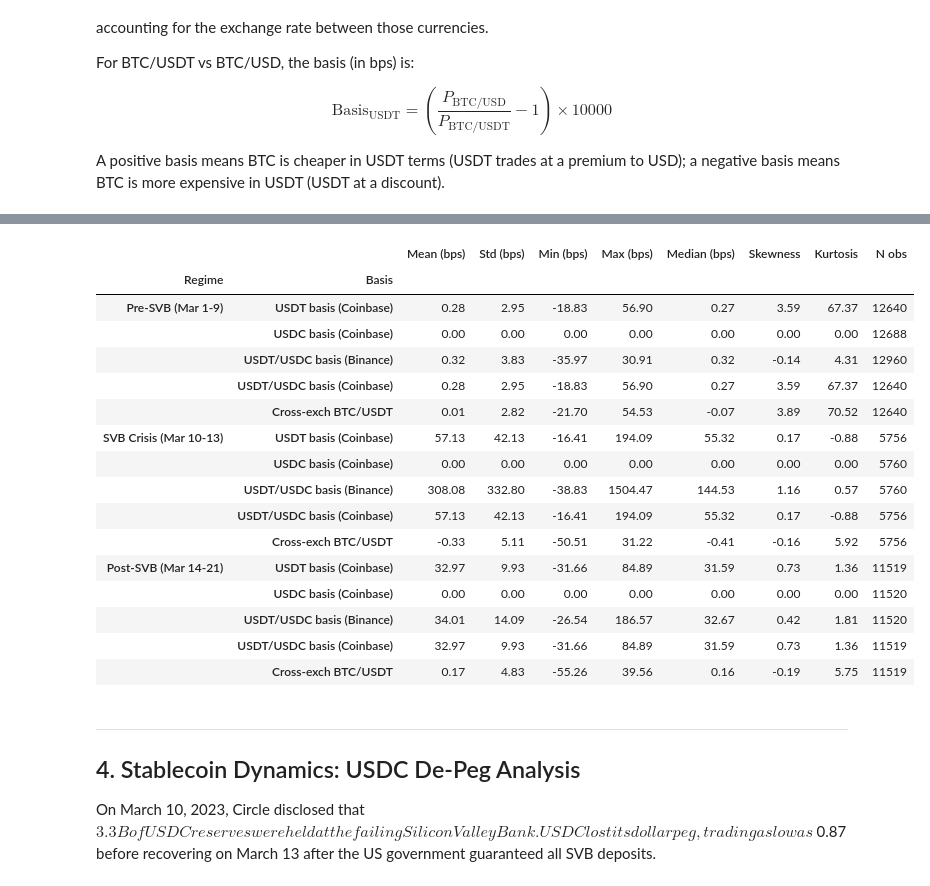
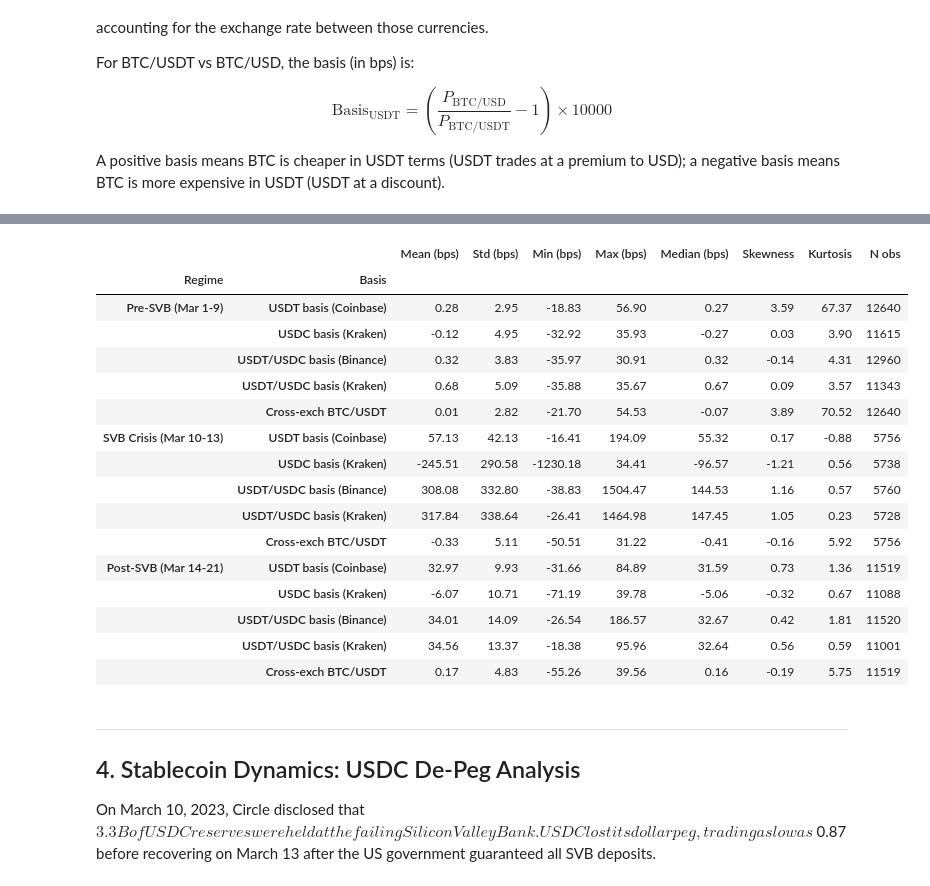
Before and after one commit to PrashanthBhaskara/IAQF2026, a Jupyter notebook: work_sparsh.ipynb, the cells around one changed output, grey strips where cells are left out. Cells and saved outputs as stored; diff of their text form; code cells hidden in the pictures.

```diff
--- a/work_sparsh.ipynb
+++ b/work_sparsh.ipynb
@@ -52,7 +52,7 @@ END_DT   = datetime(2023, 3, 21, 23, 59, 0, tzinfo=timezone.utc)
 START_MS = int(START_DT.timestamp() * 1000)
 END_MS   = int(END_DT.timestamp() * 1000)
 
-DATA_DIR = 'data'
+DATA_DIR = 'data_sparsh'
 os.makedirs(DATA_DIR, exist_ok=True)
 
 print(f"Study window: {START_DT.isoformat()} to {END_DT.isoformat()}")
@@ -786,20 +774,20 @@ basis_usdt_coinbase = (closes['implied_usdt_usd_coinbase'] - 1) * 1e4
 basis_usdt_coinbase.name = 'USDT basis (bps) [Coinbase]'
 
 # Basis: BTC/USD vs BTC/USDC on Coinbase
-basis_usdc_coinbase = (closes['implied_usdc_usd_coinbase'] - 1) * 1e4
-basis_usdc_coinbase.name = 'USDC basis (bps) [Coinbase]'
+basis_usdc_kraken = (closes['implied_usdc_usd_kraken'] - 1) * 1e4
+basis_usdc_kraken.name = 'USDC basis (bps) [Kraken]'
 
 # Basis: BTC/USDT vs BTC/USDC on Binance
 basis_usdt_usdc_binance = (closes['implied_usdt_usdc_binance'] - 1) * 1e4
 basis_usdt_usdc_binance.name = 'USDT/USDC basis (bps) [Binance]'
 
 # Basis: BTC/USDT vs BTC/USDC on Coinbase
-basis_usdt_usdc_coinbase = (closes['implied_usdt_usdc_coinbase'] - 1) * 1e4
-basis_usdt_usdc_coinbase.name = 'USDT/USDC basis (bps) [Coinbase]'
+basis_usdt_usdc_kraken = (closes['implied_usdt_usdc_kraken'] - 1) * 1e4
+basis_usdt_usdc_kraken.name = 'USDT/USDC basis (bps) [Kraken]'
 
 # Cross-exchange basis: Binance BTC/USDT vs Coinbase BTC/USDT
 basis_cross_exchange = (closes['binance_btcusdt'] / closes['coinbase_btcusdt'] - 1) * 1e4
-basis_cross_exchange.name = 'Binance vs Coinbase BTC/USDT (bps)'
+basis_cross_exchange.name = 'Binance vs Kraken BTC/USDT (bps)'
 
 fig, axes = plt.subplots(4, 1, figsize=(16, 20), sharex=True)
 
@@ -815,17 +803,17 @@ axes[0].plot(basis_usdt_coinbase.index, basis_usdt_coinbase, linewidth=0.4, alph
 axes[0].set_title('BTC/USD vs BTC/USDT Basis â€” Coinbase (same exchange)')
 axes[0].set_ylabel('Basis (bps)')
 
-axes[1].plot(basis_usdc_coinbase.index, basis_usdc_coinbase, linewidth=0.4, alpha=0.8, color='green')
+axes[1].plot(basis_usdc_kraken.index, basis_usdc_kraken, linewidth=0.4, alpha=0.8, color='green')
 axes[1].set_title('BTC/USD vs BTC/USDC Basis â€” Coinbase (same exchange)')
 axes[1].set_ylabel('Basis (bps)')
 
 axes[2].plot(basis_usdt_usdc_binance.index, basis_usdt_usdc_binance, linewidth=0.4, alpha=0.8, color='purple', label='Binance')
-axes[2].plot(basis_usdt_usdc_coinbase.index, basis_usdt_usdc_coinbase, linewidth=0.4, alpha=0.8, color='teal', label='Coinbase')
-axes[2].set_title('BTC/USDC vs BTC/USDT Basis â€” Binance vs Coinbase')
+axes[2].plot(basis_usdt_usdc_kraken.index, basis_usdt_usdc_kraken, linewidth=0.4, alpha=0.8, color='teal', label='Kraken')
+axes[2].set_title('BTC/USDC vs BTC/USDT Basis â€” Binance vs Kraken')
 axes[2].set_ylabel('Basis (bps)')
 
 axes[3].plot(basis_cross_exchange.index, basis_cross_exchange, linewidth=0.4, alpha=0.8, color='orange')
-axes[3].set_title('BTC/USDT: Binance vs Coinbase â€” Cross-Exchange Basis')
+axes[3].set_title('BTC/USDT: Binance vs Kraken â€” Cross-Exchange Basis')
 axes[3].set_ylabel('Basis (bps)')
 
 for ax in axes:
@@ -852,49 +840,49 @@ regimes = {
 
 basis_series = {
     'USDT basis (Coinbase)': basis_usdt_coinbase,
-    'USDC basis (Coinbase)': basis_usdc_coinbase,
+    'USDC basis (Kraken)': basis_usdc_kraken,
     'USDT/USDC basis (Binance)': basis_usdt_usdc_binance,
-    'USDT/USDC basis (Coinbase)': basis_usdt_usdc_coinbase,
+    'USDT/USDC basis (Kraken)': basis_usdt_usdc_kraken,
     'Cross-exch BTC/USDT': basis_cross_exchange,
 }
 
 regime_stats = []
 for regime_name, (t0, t1) in regimes.items():
     for basis_name, bs in basis_series.items():
         subset = bs[(bs.index >= t0) & (bs.index < t1)].dropna()
         regime_stats.append({
             'Regime': regime_name,
             'Basis': basis_name,
             'Mean (bps)': subset.mean(),
             'Std (bps)': subset.std(),
             'Min (bps)': subset.min(),
             'Max (bps)': subset.max(),
             'Median (bps)': subset.median(),
             'Skewness': subset.skew(),
             'Kurtosis': subset.kurtosis(),
             'N obs': len(subset),
         })
 
 regime_df = pd.DataFrame(regime_stats)
 regime_df.set_index(['Regime', 'Basis'], inplace=True)
 regime_df.round(2)
 # %% [output]
 |  |  | Mean (bps) | Std (bps) | Min (bps) | Max (bps) | Median (bps) | Skewness | Kurtosis | N obs |
 | Regime | Basis |  |  |  |  |  |  |  |  |
 | Pre-SVB (Mar 1-9) | USDT basis (Coinbase) | 0.28 | 2.95 | -18.83 | 56.90 | 0.27 | 3.59 | 67.37 | 12640 |
-|  | USDC basis (Coinbase) | 0.00 | 0.00 | 0.00 | 0.00 | 0.00 | 0.00 | 0.00 | 12688 |
+|  | USDC basis (Kraken) | -0.12 | 4.95 | -32.92 | 35.93 | -0.27 | 0.03 | 3.90 | 11615 |
 |  | USDT/USDC basis (Binance) | 0.32 | 3.83 | -35.97 | 30.91 | 0.32 | -0.14 | 4.31 | 12960 |
-|  | USDT/USDC basis (Coinbase) | 0.28 | 2.95 | -18.83 | 56.90 | 0.27 | 3.59 | 67.37 | 12640 |
+|  | USDT/USDC basis (Kraken) | 0.68 | 5.09 | -35.88 | 35.67 | 0.67 | 0.09 | 3.57 | 11343 |
 |  | Cross-exch BTC/USDT | 0.01 | 2.82 | -21.70 | 54.53 | -0.07 | 3.89 | 70.52 | 12640 |
 | SVB Crisis (Mar 10-13) | USDT basis (Coinbase) | 57.13 | 42.13 | -16.41 | 194.09 | 55.32 | 0.17 | -0.88 | 5756 |
-|  | USDC basis (Coinbase) | 0.00 | 0.00 | 0.00 | 0.00 | 0.00 | 0.00 | 0.00 | 5760 |
+|  | USDC basis (Kraken) | -245.51 | 290.58 | -1230.18 | 34.41 | -96.57 | -1.21 | 0.56 | 5738 |
 |  | USDT/USDC basis (Binance) | 308.08 | 332.80 | -38.83 | 1504.47 | 144.53 | 1.16 | 0.57 | 5760 |
-|  | USDT/USDC basis (Coinbase) | 57.13 | 42.13 | -16.41 | 194.09 | 55.32 | 0.17 | -0.88 | 5756 |
+|  | USDT/USDC basis (Kraken) | 317.84 | 338.64 | -26.41 | 1464.98 | 147.45 | 1.05 | 0.23 | 5728 |
 |  | Cross-exch BTC/USDT | -0.33 | 5.11 | -50.51 | 31.22 | -0.41 | -0.16 | 5.92 | 5756 |
 | Post-SVB (Mar 14-21) | USDT basis (Coinbase) | 32.97 | 9.93 | -31.66 | 84.89 | 31.59 | 0.73 | 1.36 | 11519 |
-|  | USDC basis (Coinbase) | 0.00 | 0.00 | 0.00 | 0.00 | 0.00 | 0.00 | 0.00 | 11520 |
+|  | USDC basis (Kraken) | -6.07 | 10.71 | -71.19 | 39.78 | -5.06 | -0.32 | 0.67 | 11088 |
 |  | USDT/USDC basis (Binance) | 34.01 | 14.09 | -26.54 | 186.57 | 32.67 | 0.42 | 1.81 | 11520 |
-|  | USDT/USDC basis (Coinbase) | 32.97 | 9.93 | -31.66 | 84.89 | 31.59 | 0.73 | 1.36 | 11519 |
+|  | USDT/USDC basis (Kraken) | 34.56 | 13.37 | -18.38 | 95.96 | 32.64 | 0.56 | 0.59 | 11001 |
 |  | Cross-exch BTC/USDT | 0.17 | 4.83 | -55.26 | 39.56 | 0.16 | -0.19 | 5.75 | 11519 |
 # %% [markdown]
 ---
```
Also changed, not shown: parts of 26 cells of this notebook, 10 other files.
